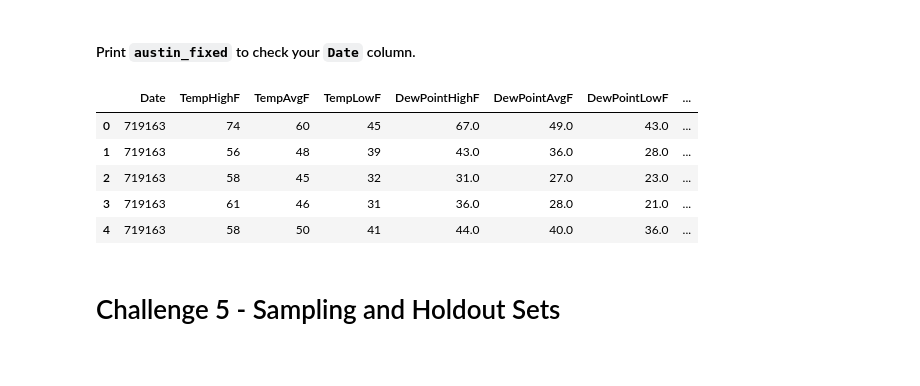
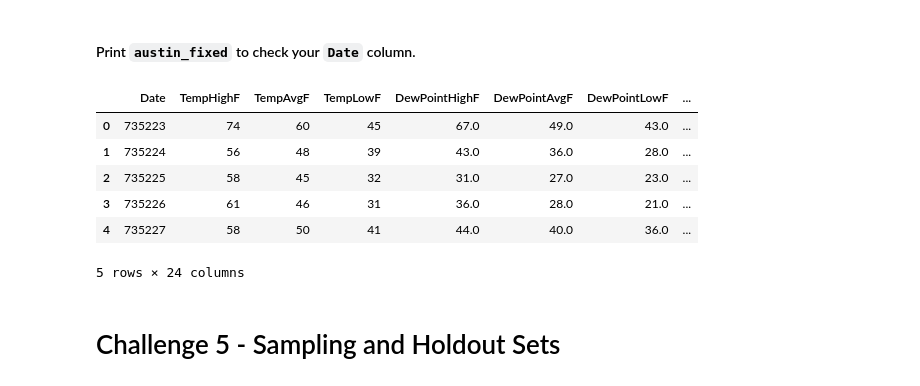
Before and after one commit to cabulut/data-pt-ber-08-20, a Jupyter notebook: Labs/module-3_labs/01_intro-ml/01_lab-intro-to-ml/your-code/main.ipynb, the cells around one changed output. Drawn from its saved outputs; the diff is of its cells as text; code cells hidden in the pictures.

```diff
--- a/Labs/module-3_labs/01_intro-ml/01_lab-intro-to-ml/your-code/main.ipynb
+++ b/Labs/module-3_labs/01_intro-ml/01_lab-intro-to-ml/your-code/main.ipynb
@@ -21,7 +21,7 @@ import matplotlib.pyplot as plt
 # %%
 df = pd.read_csv("../austin_weather.csv")
 # %%
-pd.set_option("display.max_columns",None)
+#pd.set_option("display.max_columns",None)
 df.head()
 # %% [output]
 |  | Date | TempHighF | TempAvgF | TempLowF | DewPointHighF | DewPointAvgF | DewPointLowF | ... |
@@ -315,6 +348,7 @@ You will check the *Events* column. If its string value contains `Rain`, then th
 
 * What if the values you populated are booleans instead of numbers? You can cast the boolean values to numbers by using `.astype(int)`. For instance, `pd.Series([True, True, False]).astype(int)` will return a new series with values of `[1, 1, 0]`.
 # %%
+event_list = ['Snow', 'Fog', 'Rain', 'Thunderstorm']
 for i in event_list:
     df_fixed[i] = df_fixed["Events"].str.contains(i).astype(int)
 # %% [markdown]
@@ -340,14 +389,15 @@ df_fixed['Date'] = df_fixed['Date'].apply(lambda x: x.toordinal())
 # %% [markdown]
 #### Print `austin_fixed` to check your `Date` column.
 # %%
-df_fixed.head(5)
+df_fixed.head()
 # %% [output]
 |  | Date | TempHighF | TempAvgF | TempLowF | DewPointHighF | DewPointAvgF | DewPointLowF | ... |
-| 0 | 719163 | 74 | 60 | 45 | 67.0 | 49.0 | 43.0 | ... |
-| 1 | 719163 | 56 | 48 | 39 | 43.0 | 36.0 | 28.0 | ... |
-| 2 | 719163 | 58 | 45 | 32 | 31.0 | 27.0 | 23.0 | ... |
-| 3 | 719163 | 61 | 46 | 31 | 36.0 | 28.0 | 21.0 | ... |
-| 4 | 719163 | 58 | 50 | 41 | 44.0 | 40.0 | 36.0 | ... |
+| 0 | 735223 | 74 | 60 | 45 | 67.0 | 49.0 | 43.0 | ... |
+| 1 | 735224 | 56 | 48 | 39 | 43.0 | 36.0 | 28.0 | ... |
+| 2 | 735225 | 58 | 45 | 32 | 31.0 | 27.0 | 23.0 | ... |
+| 3 | 735226 | 61 | 46 | 31 | 36.0 | 28.0 | 21.0 | ... |
+| 4 | 735227 | 58 | 50 | 41 | 44.0 | 40.0 | 36.0 | ... |
+5 rows × 24 columns
 # %% [markdown]
 # Challenge 5 - Sampling and Holdout Sets
 # %% [markdown]
```
Also changed, not shown: parts of 6 cells of this notebook, 14 other files.
